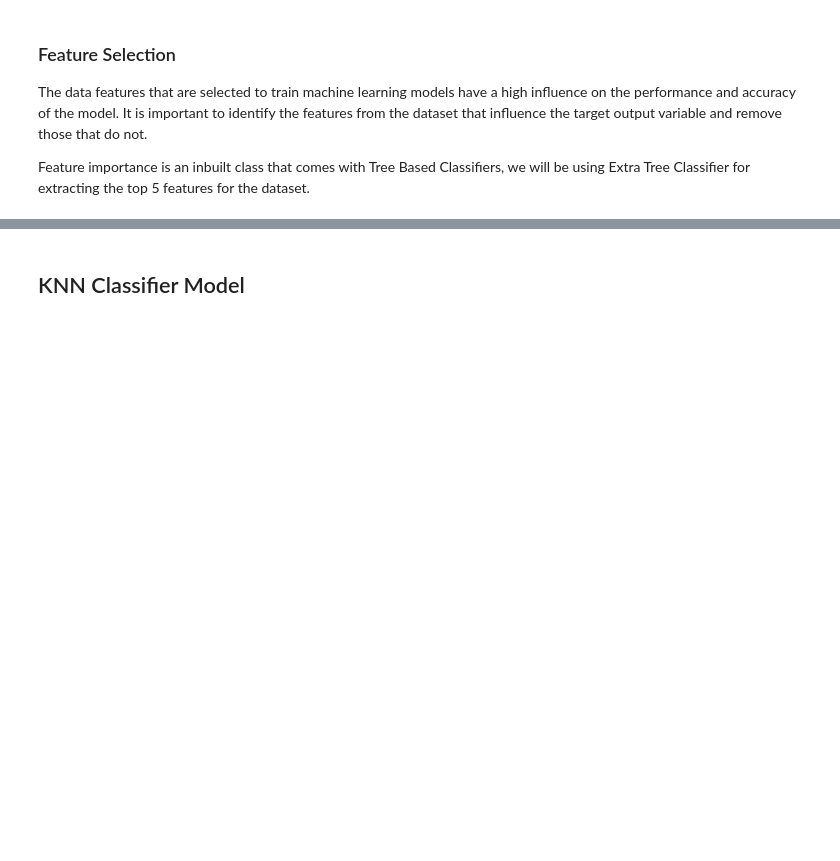
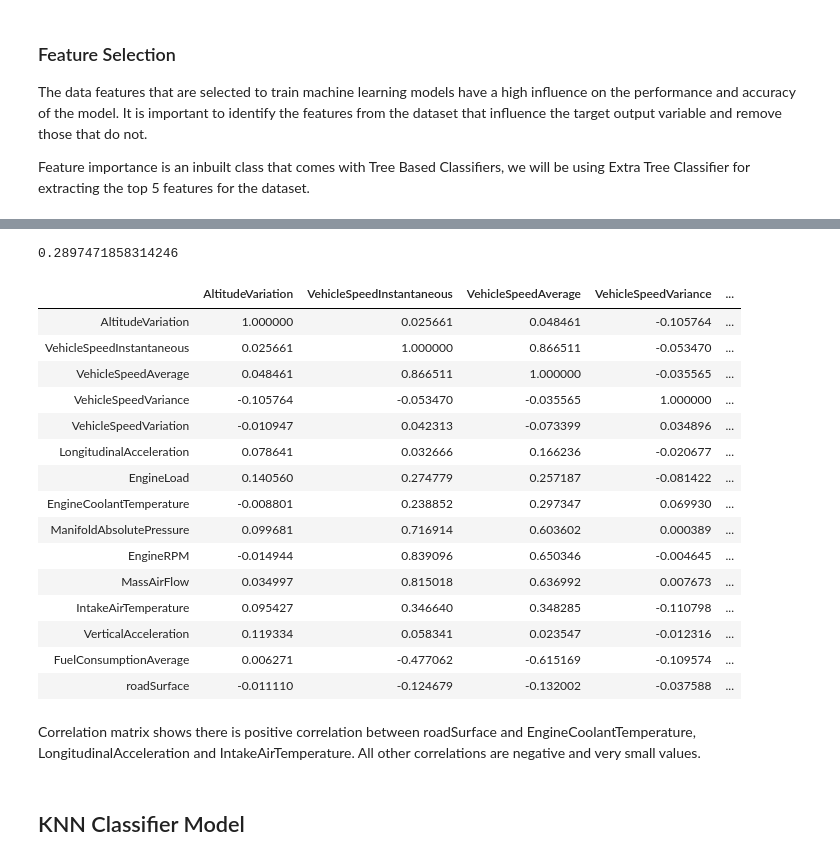
Before and after one commit to RossMcMorrow/MachineLearning-GroupAssignment, a Jupyter notebook: Opel_Corsa_1.ipynb, the cells around one changed output, grey strips where cells are left out. Drawn from its saved outputs; the diff is of its cells as text; code cells hidden in the pictures; blank space fills up the shorter version.

```diff
--- a/Opel_Corsa_1.ipynb
+++ b/Opel_Corsa_1.ipynb
@@ -537,0 +559,7 @@ plt.show()
+# %%
+from sklearn import preprocessing
+from sklearn.preprocessing import LabelEncoder
+
+lb = preprocessing.LabelEncoder()
+df2['roadSurface'] = lb.fit_transform(df2.roadSurface.values)
+df2.head()
@@ -538,3 +573,31 @@ plt.show()
+# %%
+column_1 = df2["EngineCoolantTemperature"]
+column_2 = df2["roadSurface"]
+correlation = column_1.corr(column_2) # calculate correlation between `column_1` and `column_2`
+print(correlation)
+# %% [output]
+0.2897471858314246
+# %%
+df2.corr(method ='pearson')
+# %% [output]
+|  | AltitudeVariation | VehicleSpeedInstantaneous | VehicleSpeedAverage | VehicleSpeedVariance | ... |
+| AltitudeVariation | 1.000000 | 0.025661 | 0.048461 | -0.105764 | ... |
+| VehicleSpeedInstantaneous | 0.025661 | 1.000000 | 0.866511 | -0.053470 | ... |
+| VehicleSpeedAverage | 0.048461 | 0.866511 | 1.000000 | -0.035565 | ... |
+| VehicleSpeedVariance | -0.105764 | -0.053470 | -0.035565 | 1.000000 | ... |
+| VehicleSpeedVariation | -0.010947 | 0.042313 | -0.073399 | 0.034896 | ... |
+| LongitudinalAcceleration | 0.078641 | 0.032666 | 0.166236 | -0.020677 | ... |
+| EngineLoad | 0.140560 | 0.274779 | 0.257187 | -0.081422 | ... |
+| EngineCoolantTemperature | -0.008801 | 0.238852 | 0.297347 | 0.069930 | ... |
+| ManifoldAbsolutePressure | 0.099681 | 0.716914 | 0.603602 | 0.000389 | ... |
+| EngineRPM | -0.014944 | 0.839096 | 0.650346 | -0.004645 | ... |
+| MassAirFlow | 0.034997 | 0.815018 | 0.636992 | 0.007673 | ... |
+| IntakeAirTemperature | 0.095427 | 0.346640 | 0.348285 | -0.110798 | ... |
+| VerticalAcceleration | 0.119334 | 0.058341 | 0.023547 | -0.012316 | ... |
+| FuelConsumptionAverage | 0.006271 | -0.477062 | -0.615169 | -0.109574 | ... |
+| roadSurface | -0.011110 | -0.124679 | -0.132002 | -0.037588 | ... |
+# %% [markdown]
+Correlation matrix shows there is positive correlation between roadSurface and EngineCoolantTemperature, LongitudinalAcceleration and IntakeAirTemperature. All other correlations are negative and very small values.
 # %% [markdown]
 ## KNN Classifier Model
 # %%
```
Also changed, not shown: parts of 10 cells of this notebook.
